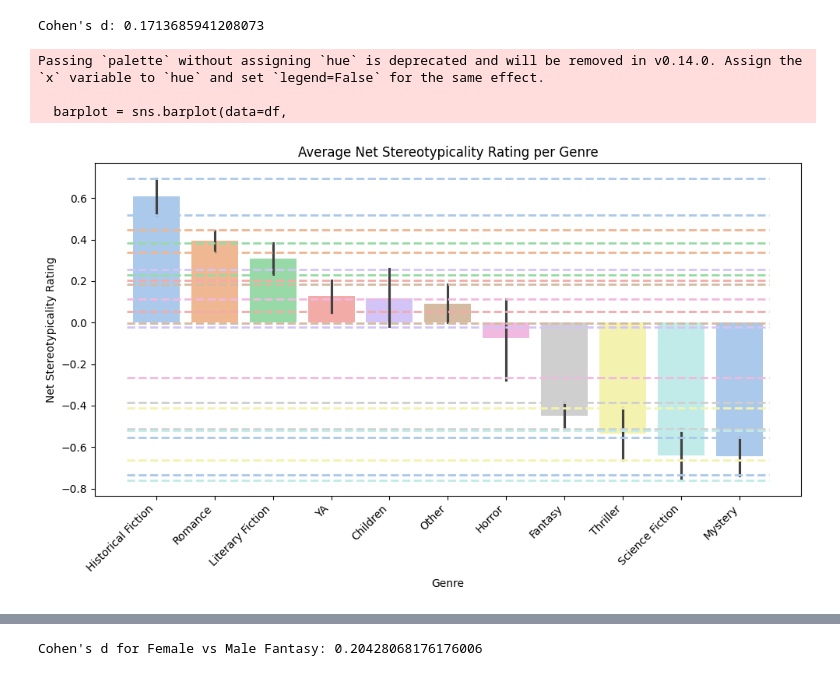
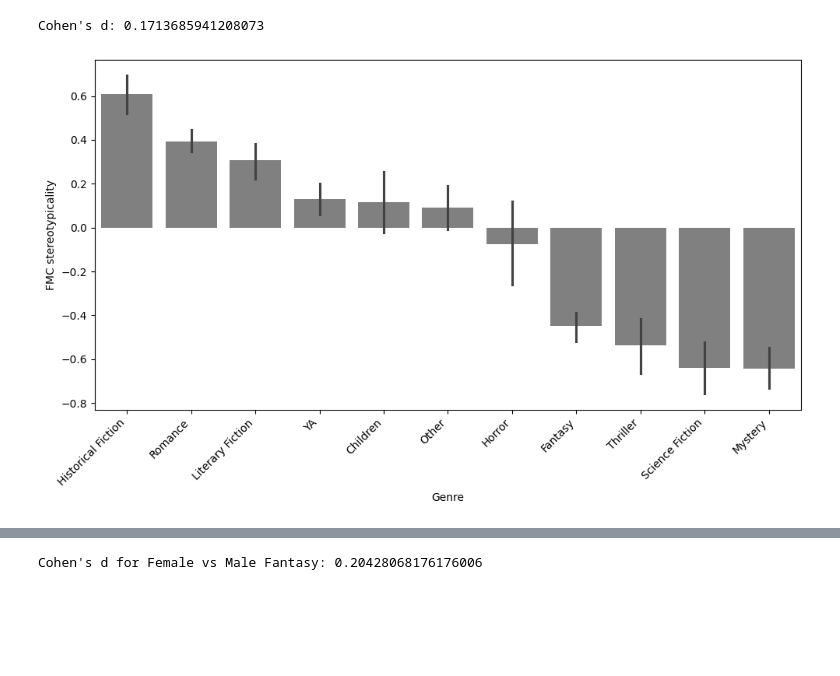
Before and after one commit to hannesrosenbusch/FMC_stereotypicality_and_author_gender, a Jupyter notebook: analysis scripts/5 analysis.ipynb, the cells around one changed output, grey strips where cells are left out. Drawn from its saved outputs; the diff is of its cells as text; code cells hidden in the pictures; blank space fills up the shorter version.

Commit message:
first revision of plots

```diff
--- a/analysis scripts/5 analysis.ipynb
+++ b/analysis scripts/5 analysis.ipynb
@@ -15,7 +15,7 @@ from scipy.stats import zscore
 import numpy as np
 # %%
 # Base df
-df = pd.read_csv('data/z_df_ready_for_analysis.csv')
+df = pd.read_csv('../data/z_df_ready_for_analysis.csv')
 # %%
 # Plot year outliers
 
@@ -476,57 +476,55 @@ print("Cohen's d:", d)
 Cohen's d: 0.1713685941208073
 # %%
 # Genre ME - Total - Plot
-
 # Calculate means and confidence intervals per group
 summary = df.groupby('master_genre')['z_diff_prop'].agg(['mean', 'count', 'std']).reset_index()
 summary['sem'] = summary['std'] / summary['count']**0.5
 summary['ci95'] = summary['sem'] * stats.t.ppf(0.975, df=summary['count']-1)  # 95% CI
 
 # Sort genres by mean for consistent ordering
 summary = summary.sort_values('mean', ascending=False)
 order = summary['master_genre']
 
 plt.figure(figsize=(10, 6))
 
-# Plot bars with seaborn, ordered by 'order'
-barplot = sns.barplot(data=df,
-                      x='master_genre',
-                      y='z_diff_prop',
-                      order=order,
-                      palette='pastel',
-                      errorbar=('ci', 95))
+# Plot bars with seaborn, ordered by 'order', using grayscale palette
+barplot = sns.barplot(
+    data=df,
+    x='master_genre',
+    y='z_diff_prop',
+    order=order,
+    errorbar=('ci', 95),
+    color='gray'
+)
 
 # Map bar colors to genres
 bar_colors = {}
 for patch in barplot.patches:
     # x coordinate is the bar index
     x_pos = int(patch.get_x() + patch.get_width() / 2 + 0.001)  # tiny offset to avoid float issues
     bar_colors[order.iloc[x_pos]] = patch.get_facecolor()
 
 # Draw horizontal mean lines and two dashed lines for CI bounds
 for _, row in summary.iterrows():
     genre = row['master_genre']
     mean = row['mean']
     ci = row['ci95']
     color = bar_colors[genre]
 
-    # Lower CI bound dashed line
-    plt.hlines(y=mean - ci, xmin=-0.5, xmax=len(summary)-0.5, colors=color, linestyles='dashed', linewidth=2)
+    # # Lower CI bound dashed line
+    # plt.hlines(y=mean - ci, xmin=-0.5, xmax=len(summary)-0.5, colors=color, linestyles='dashed', linewidth=2)
 
-    # Upper CI bound dashed line
-    plt.hlines(y=mean + ci, xmin=-0.5, xmax=len(summary)-0.5, colors=color, linestyles='dashed', linewidth=2)
+    # # Upper CI bound dashed line
+    # plt.hlines(y=mean + ci, xmin=-0.5, xmax=len(summary)-0.5, colors=color, linestyles='dashed', linewidth=2)
 
-plt.title("Average Net Stereotypicality Rating per Genre")
 plt.xticks(ticks=range(len(summary)), labels=order, rotation=45, ha='right')
-plt.ylabel("Net Stereotypicality Rating")
+plt.ylabel("FMC stereotypicality")
 plt.xlabel("Genre")
 plt.tight_layout()
+plt.savefig('../visualizations/Figure 3.png', dpi=300)
 plt.show()
 # %% [output]
-Passing `palette` without assigning `hue` is deprecated and will be removed in v0.14.0. Assign the `x` variable to `hue` and set `legend=False` for the same effect.
-
-  barplot = sns.barplot(data=df,
-[figure, old version]
+[figure, new version]
 # %%
 # ONLINE SUPPLEMENT ONLY
 # Genre ME - Total - Significance Test
```
Also changed, not shown: parts of 21 cells of this notebook, 14 other files.
